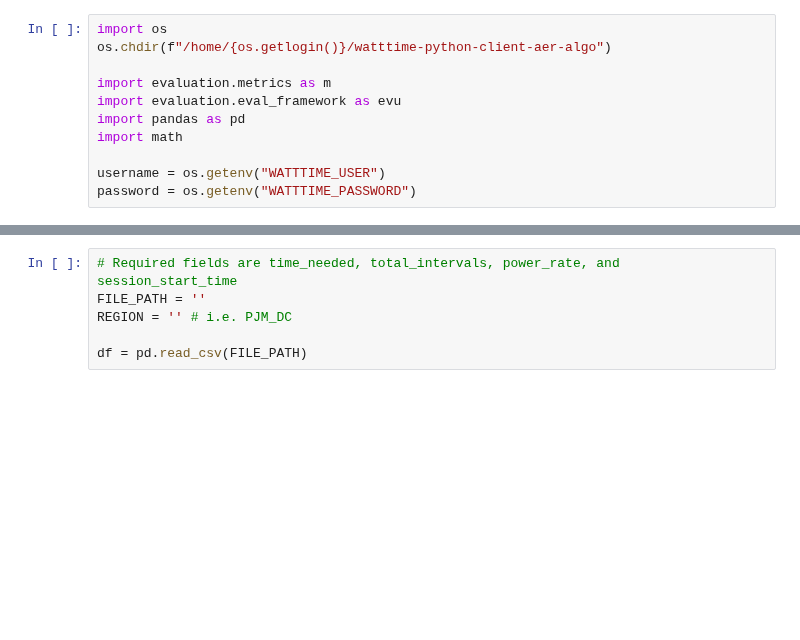
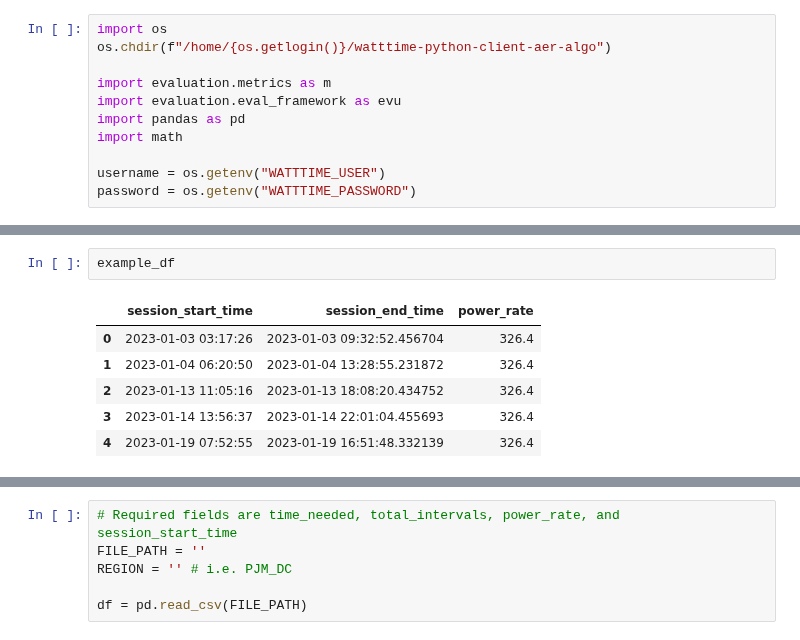
Before and after one commit to WattTime/watttime-python-client, a Jupyter notebook: evaluation/notebooks/bring_your_own_data.ipynb, the cells around one changed output, grey strips where cells are left out. Drawn from its saved outputs; the diff is of its cells as text; blank space fills up the shorter version.

```diff
--- a/evaluation/notebooks/bring_your_own_data.ipynb
+++ b/evaluation/notebooks/bring_your_own_data.ipynb
@@ -25,0 +55,9 @@ def sanitize_total_intervals(x):
+# %%
+example_df
+# %% [output]
+|  | session_start_time | session_end_time | power_rate |
+| 0 | 2023-01-03 03:17:26 | 2023-01-03 09:32:52.456704 | 326.4 |
+| 1 | 2023-01-04 06:20:50 | 2023-01-04 13:28:55.231872 | 326.4 |
+| 2 | 2023-01-13 11:05:16 | 2023-01-13 18:08:20.434752 | 326.4 |
+| 3 | 2023-01-14 13:56:37 | 2023-01-14 22:01:04.455693 | 326.4 |
+| 4 | 2023-01-19 07:52:55 | 2023-01-19 16:51:48.332139 | 326.4 |
```
Also changed, not shown: parts of 8 cells of this notebook, 1 other file.
